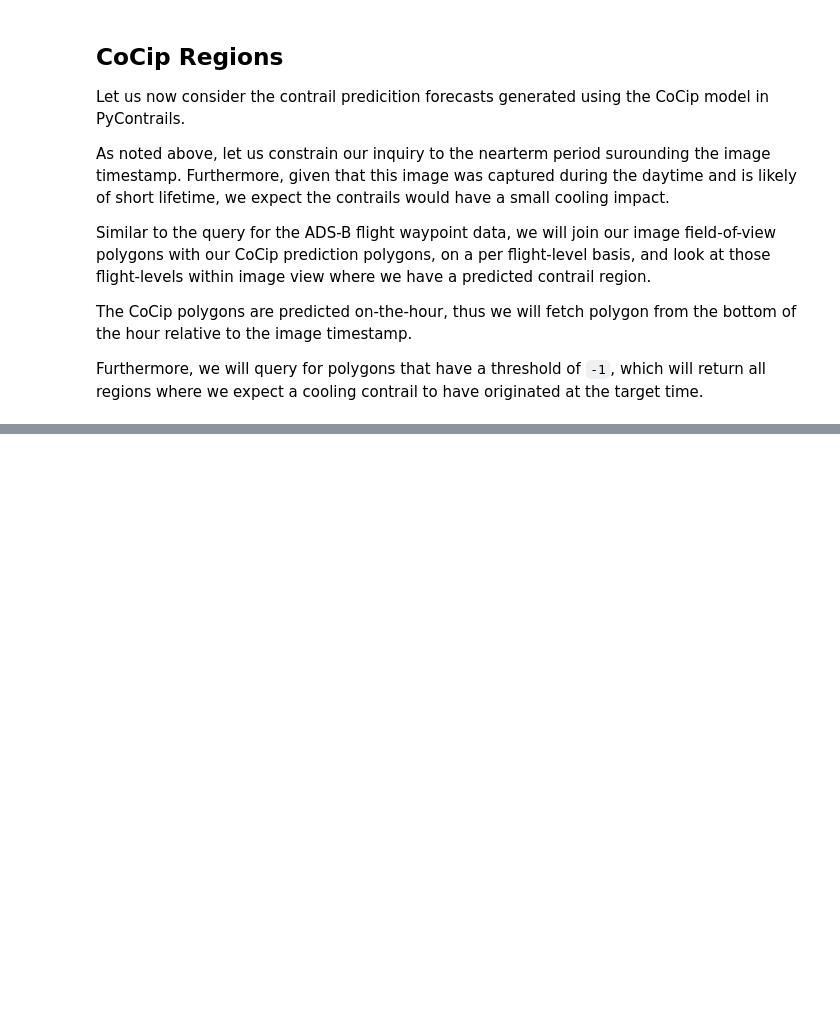
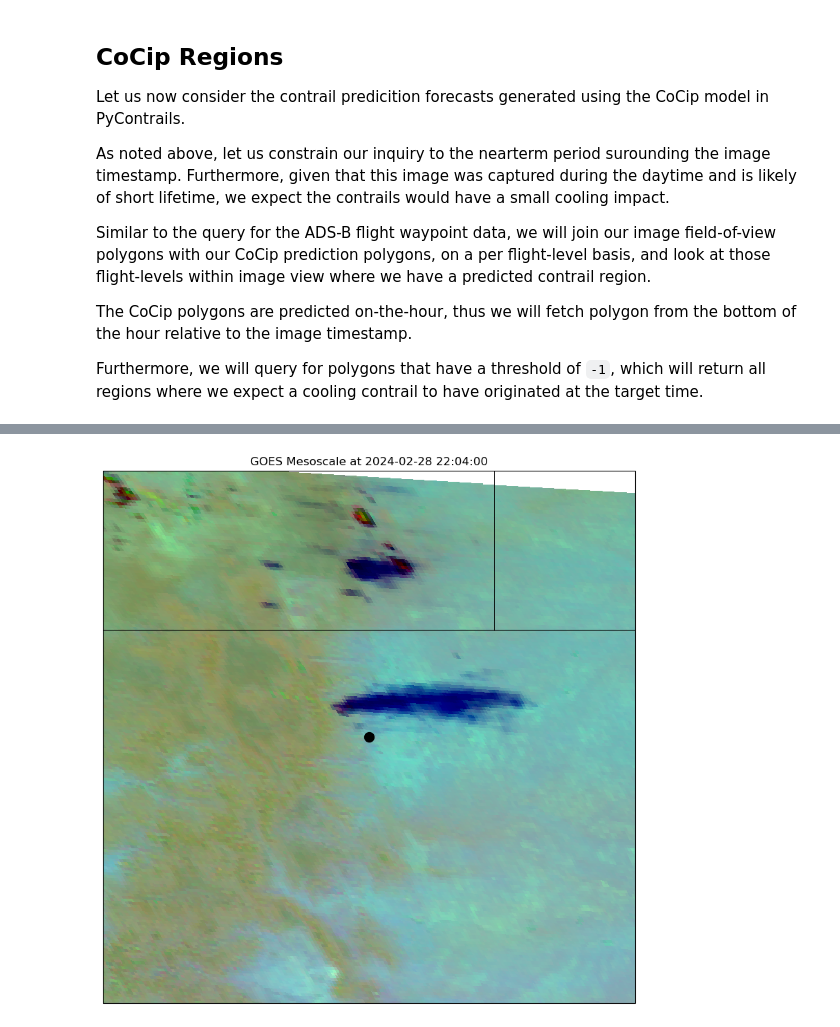
Before and after one commit to contrailcirrus/2024-06-contrails-workshop, a Jupyter notebook: labs/observer_app_hackathon/contributions/masson_demo.ipynb, the cells around one changed output, grey strips where cells are left out. Cells and saved outputs as stored; diff of their text form; code cells hidden in the pictures; blank space fills up the shorter version.

```diff
--- a/labs/observer_app_hackathon/contributions/masson_demo.ipynb
+++ b/labs/observer_app_hackathon/contributions/masson_demo.ipynb
@@ -191,0 +269,34 @@ display(cocip_df)
+# %%
+import cartopy
+import cartopy.crs as ccrs
+import cartopy.feature as cfeature
+from pycontrails.datalib import goes
+
+goes_handler = goes.GOES(goes.GOESRegion.M2)
+
+
+# Get GOES image and transform info
+offset_min = 1
+ts = image_df.timestamp.iloc[0] + pd.Timedelta(offset_min, "minutes")
+tstr = ts.strftime('%Y-%m-%d %H:%M:00')
+da = goes_handler.get(tstr)
+rgb, src_crs, src_extent = goes.extract_goes_visualization(da, color_scheme="ash")
+
+# Plot GOES Mesoscale image, with point at lat/lon of image location
+image_lat = image_df.img_lat.iloc[0]
+image_lon = image_df.img_lon.iloc[0]
+
+fig = plt.figure(figsize=(10, 10))
+dst_crs = ccrs.PlateCarree()
+ax = fig.add_subplot(projection=dst_crs, extent=(image_lon-2.5, image_lon+2.5, image_lat-2.5, image_lat+2.5))
+
+ax.coastlines(resolution="50m", color="black", linewidth=0.5)
+ax.add_feature(cfeature.STATES, edgecolor="black", linewidth=0.5)
+
+ax.imshow(rgb, extent=src_extent, transform=src_crs, origin="upper", interpolation="none")
+ax.scatter(image_lon, image_lat, c='k', s=100)
+
+plt.title(f'GOES Mesoscale at {tstr}')
+plt.show()
+# %% [output]
+[figure, added]
```
Also changed, not shown: parts of 7 cells of this notebook.
